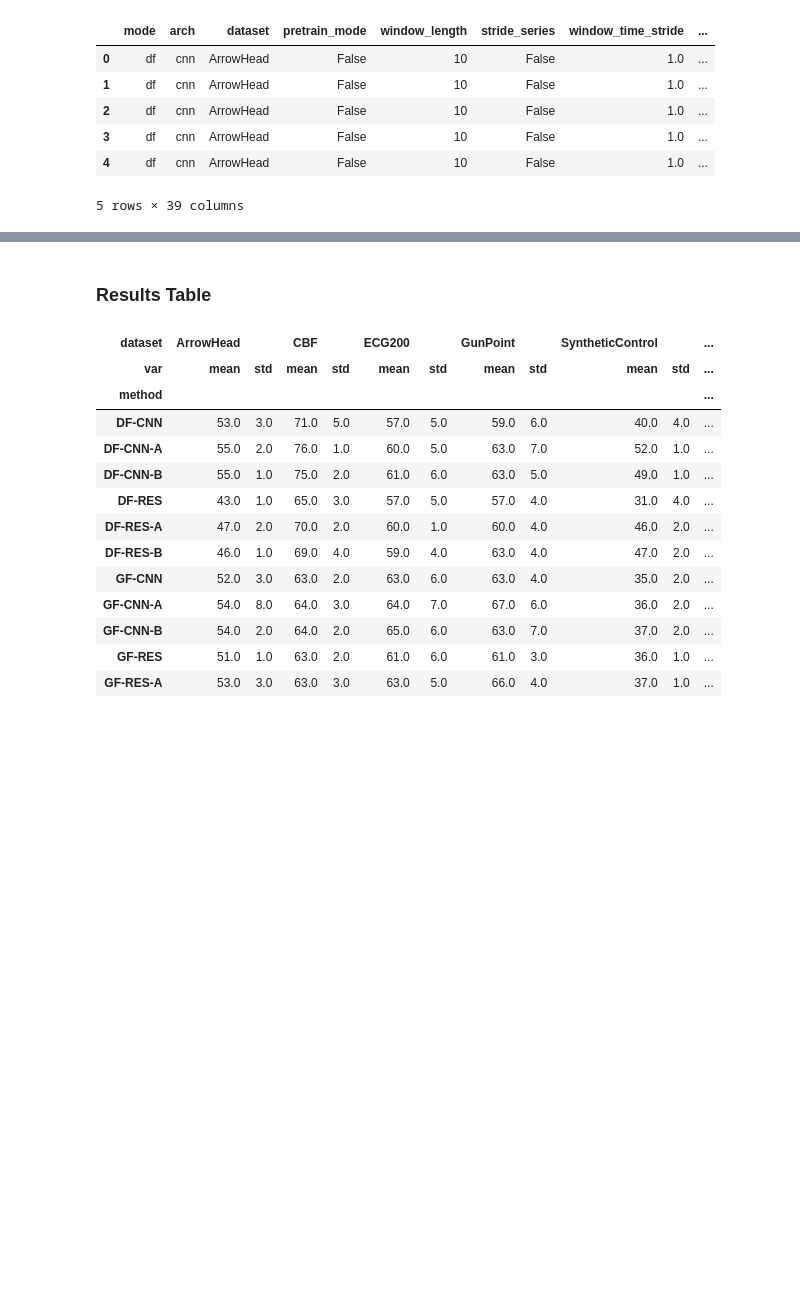
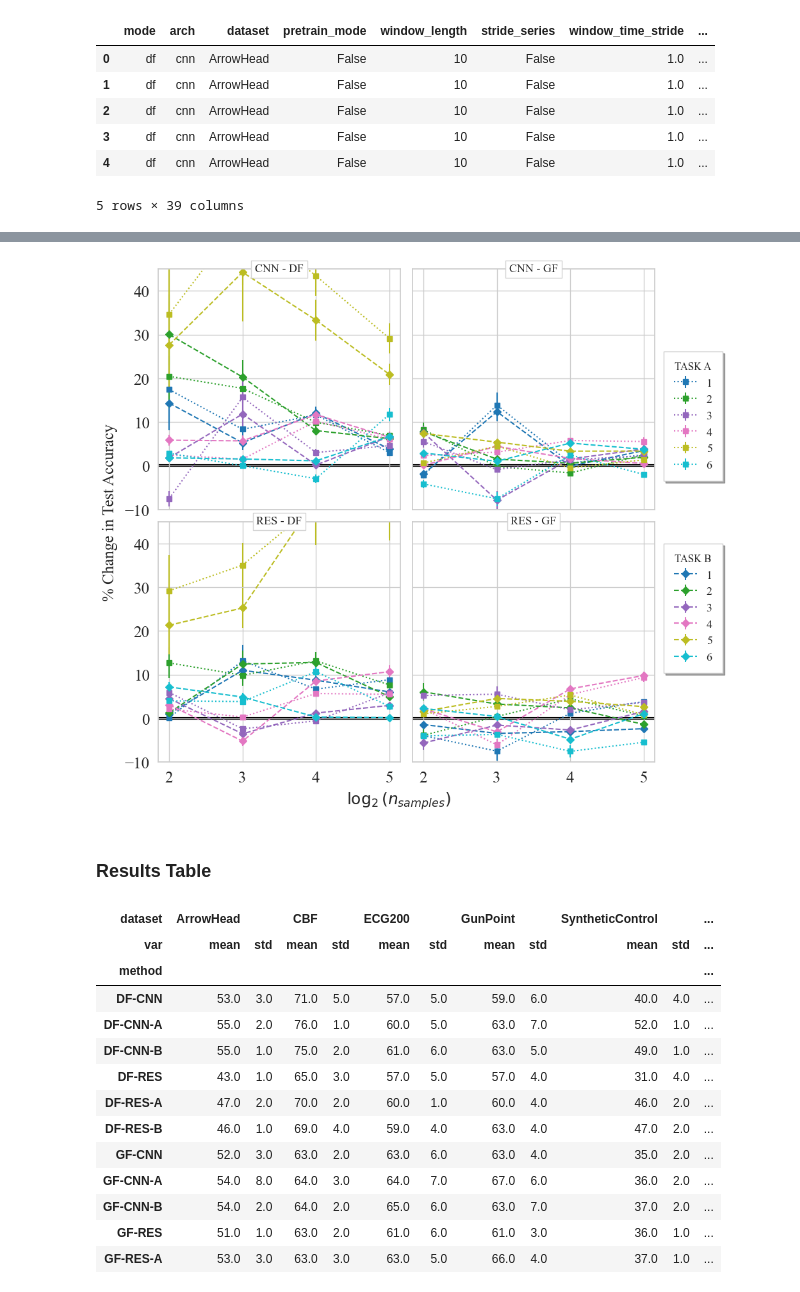
Before and after one commit to mbisan/s3ts, a Jupyter notebook: analysis.ipynb, the cells around one changed output, grey strips where cells are left out. Saved outputs shown, nothing was run; the diff lists cells and outputs as text; code cells hidden in the pictures; blank space fills up the shorter version.

```diff
--- a/analysis.ipynb
+++ b/analysis.ipynb
@@ -19,3 +116,71 @@ df.head()
+# %%
+import matplotlib.pyplot as plt
+import numpy as np
+
+
+fontsize: int = 18
+
+plt.rc('font', family='serif', serif='Times New Roman', size=fontsize)
+plt.rc('xtick', labelsize='medium')
+plt.rc('ytick', labelsize='medium')
+
+
+fig, ax = plt.subplots(ncols=2, nrows=2, figsize=(10,10), gridspec_kw={"wspace": 0.05, "hspace": 0.05})
+
+cmap = plt.get_cmap("tab10", pdata["dataset"].nunique())
+colors =  {dset: cmap(i) for i, dset in enumerate(pdata["dataset"].unique())}
+nums =  {dset: i+1 for i, dset in enumerate(pdata["dataset"].unique())}
+
+
+for (mode, arch, dset), gdf in pdata.groupby(["mode", "arch", "dataset"]):
+
+    color = colors[dset]
+    col = 0 if mode == "DF" else 1
+    row = 0 if arch == "CNN" else 1
+
+    if mode == "DF":
+        label = str(nums[dset]) if arch == "CNN" else None
+    else:
+        label = str(nums[dset]) if arch == "RES" else None
+
+    iax: plt.Axes = ax[row, col]
+
+    # do only once
+    if dset == "ArrowHead":
+        iax.text(0.5, 1, f"{arch} - {mode}", transform=iax.transAxes, fontsize=fontsize-5,
+                 horizontalalignment='center', verticalalignment='center',
+                 bbox=dict(edgecolor="lightgray", facecolor='white', alpha=1))
+        iax.axhline(color="black", zorder=-10, lw=3)
+        if col == 1:
+            iax.set_yticklabels([])
+        if row == 0:
+            iax.set_xticklabels([])
+        iax.set_ylim(-10, 45)
+
+    # do the plotting
+    x = np.log2(gdf["train_exc_limit"])
+    iax.errorbar(x, gdf["a_mean"]*100, yerr=np.abs(gdf["a_mean"]*100*(gdf["a_std"] + gdf["bline_std"]/gdf["bline_mean"])),
+        linestyle="dotted", marker="s", label=label, c=color)
+    iax.errorbar(x, gdf["b_mean"]*100, yerr=np.abs(gdf["b_mean"]*100*(gdf["b_std"] + gdf["bline_std"]/gdf["bline_mean"])),
+        linestyle="dashed", marker="D", label=label, c=color)
+
+# legends
+bpad = 0.9
+handles, labels = ax[0,0].get_legend_handles_labels()
+fig.legend(handles=handles[::2], labels=labels[::2], loc="center", bbox_to_anchor=(0.96,0.65),
+           borderpad=bpad, title="TASK A", ncols=1, fancybox=False, shadow=True, fontsize=fontsize-5)
+fig.legend(handles=handles[1::2], labels=labels[1::2], loc="center", bbox_to_anchor=(0.96,0.35),
+           borderpad=bpad, title="TASK B", ncols=1, fancybox=False, shadow=True, fontsize=fontsize-5)
+
+# labels
+fig.text(0.5, 0.05, r'$\log_2(n_{samples})$', horizontalalignment='center', verticalalignment='center',
+         transform=fig.transFigure, rotation="horizontal")
+fig.text(0.05, 0.5, r"% Change in Test Accuracy", horizontalalignment='center', verticalalignment='center',
+         transform=fig.transFigure, rotation="vertical")
+
+plt.show()
+# %% [output]
+[figure, added]
 # %% [markdown]
 ### Results Table
 # %%
```
Also changed, not shown: parts of 5 cells of this notebook, 3 other files.
